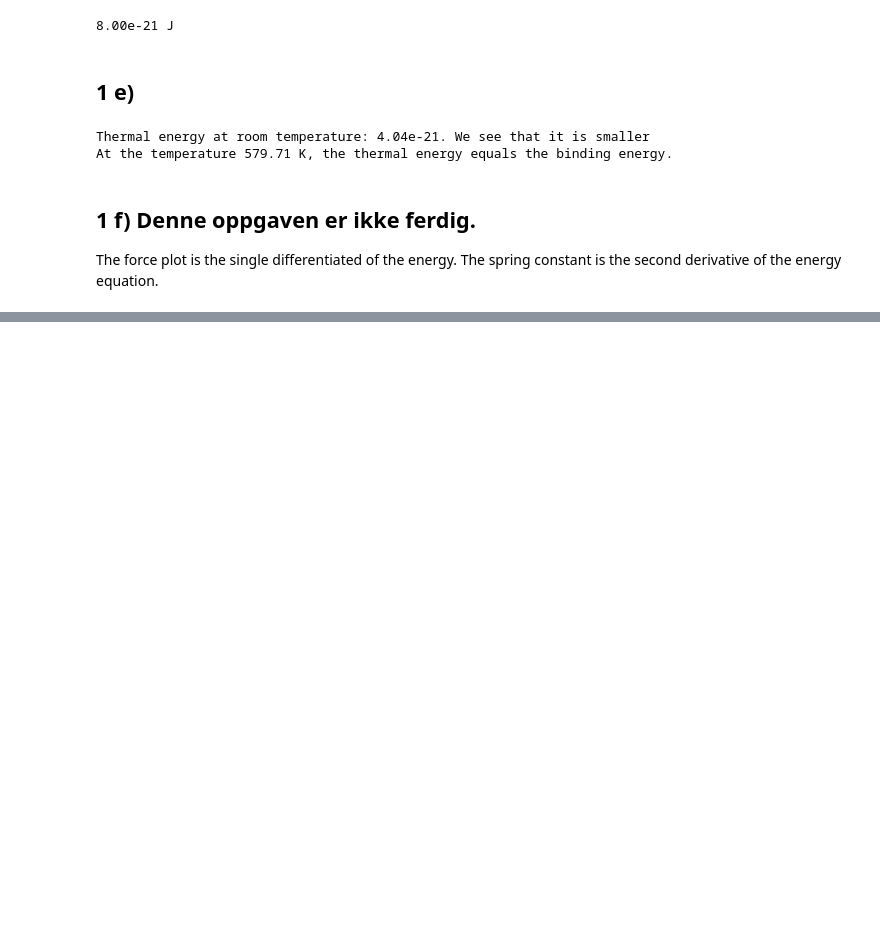
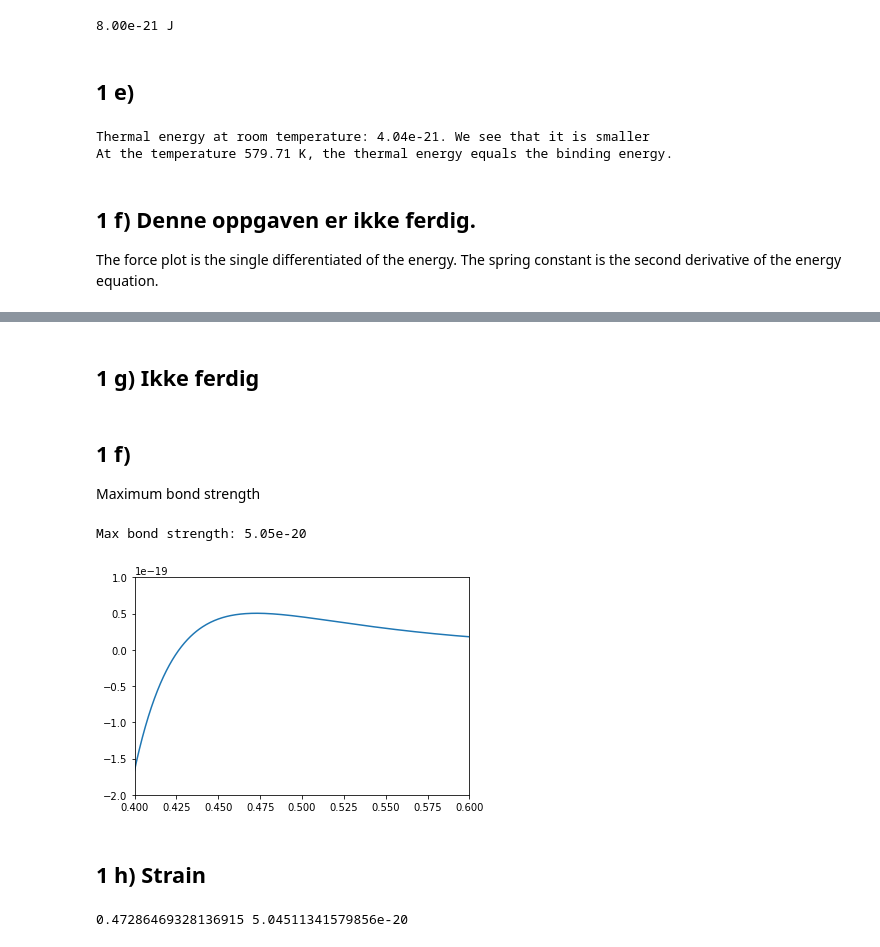
Before and after one commit to AlfMikael/Materialers_mekaniske_egenskaper, a Jupyter notebook: øvinger/Øving 1.ipynb, the cells around one changed output, grey strips where cells are left out. Cells and saved outputs as stored; diff of their text form; code cells hidden in the pictures; blank space fills up the shorter version.

```diff
--- a/øvinger/Øving 1.ipynb
+++ b/øvinger/Øving 1.ipynb
@@ -90,0 +89,25 @@ Spring constant 3.16600763827452e-18
+# %% [markdown]
+## 1 g) Ikke ferdig
+# %% [markdown]
+## 1 f)
+Maximum bond strength
+# %%
+ylims = [-2e-19, 1e-19]
+plt.plot(r_vals, f_vals)
+plt.ylim(ylims)
+plt.xlim([0.4, 0.6])
+print(f"Max bond strength: {max(f_vals):.2e}")
+# %% [output]
+Max bond strength: 5.05e-20
+[figure, added]
+# %% [markdown]
+## 1 h) Strain
+# %%
+L0 = r0
+
+# finding the index of the max value for force
+max_f = max(f_vals)
+r_max = r_vals[f_vals.index(max_f)]  # Find the r value corresponding to the max force value
+print(f"Distance at max force: {}")
+# %% [output]
+0.47286469328136915 5.04511341579856e-20
```
Also changed, not shown: parts of 4 cells of this notebook.
